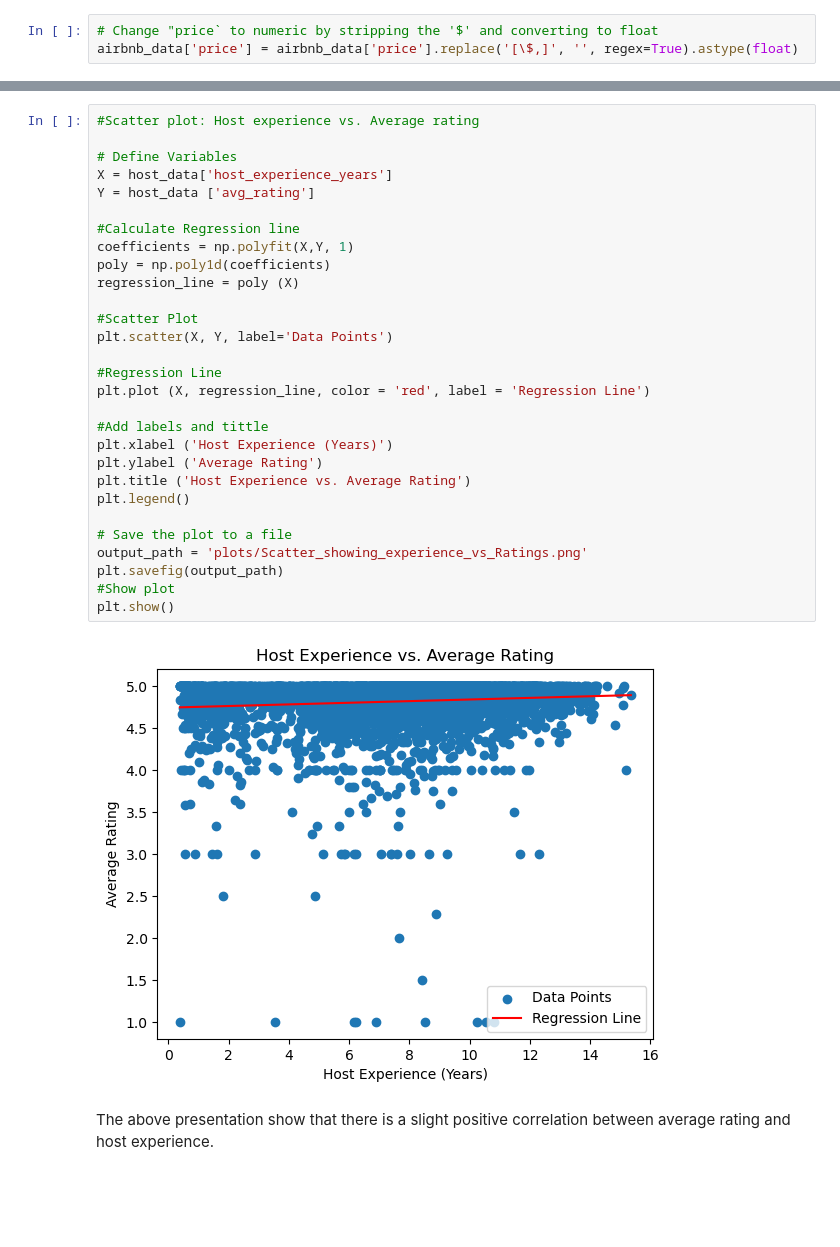
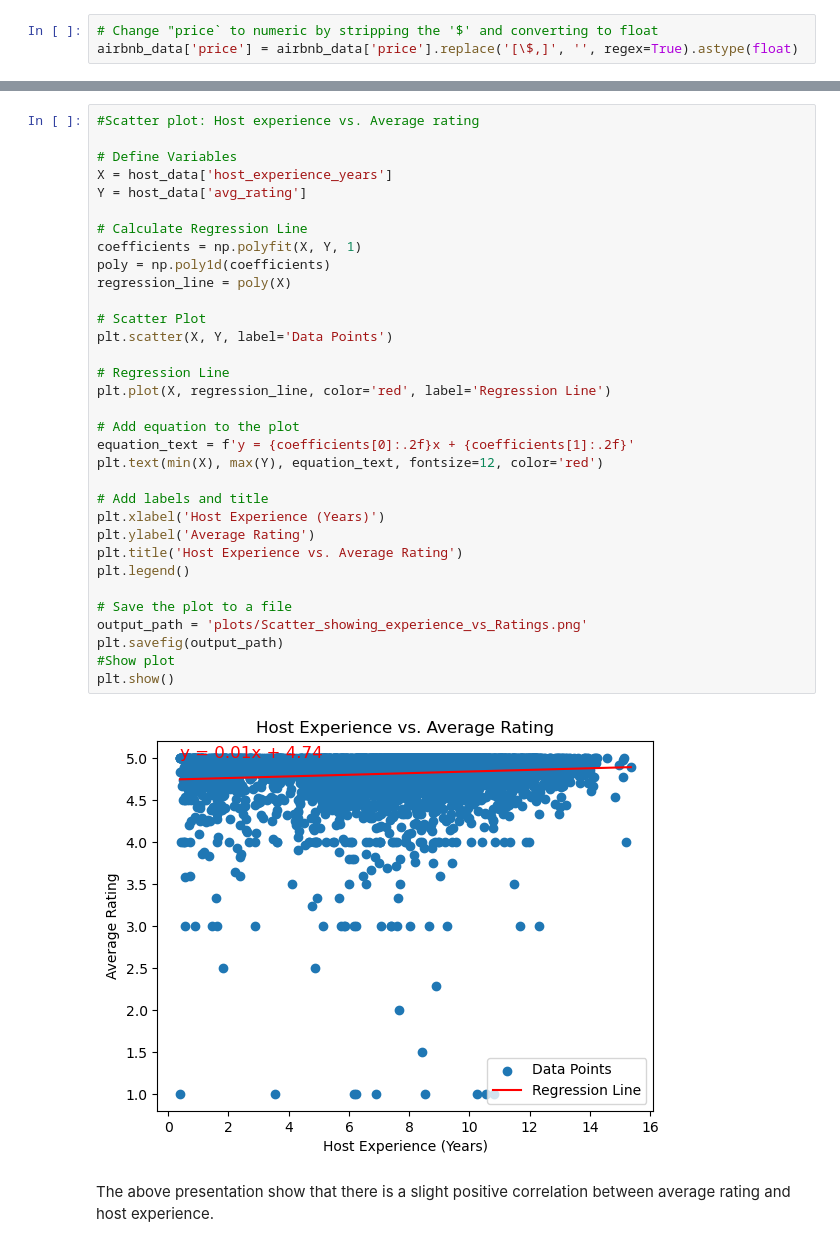
Before and after one commit to lhenry97/Project-1---Group-1, a Jupyter notebook: Host Characteristics vs Price.ipynb, the cells around one changed output, grey strips where cells are left out. Drawn from its saved outputs; the diff is of its cells as text; blank space fills up the shorter version.

```diff
--- a/Host Characteristics vs Price.ipynb
+++ b/Host Characteristics vs Price.ipynb
@@ -63,34 +64,38 @@ host_data
 # %%
 #Scatter plot: Host experience vs. Average rating
 
 # Define Variables
 X = host_data['host_experience_years']
-Y = host_data ['avg_rating']
+Y = host_data['avg_rating']
 
-#Calculate Regression line
-coefficients = np.polyfit(X,Y, 1)
+# Calculate Regression Line
+coefficients = np.polyfit(X, Y, 1)
 poly = np.poly1d(coefficients)
-regression_line = poly (X)
+regression_line = poly(X)
 
-#Scatter Plot
+# Scatter Plot
 plt.scatter(X, Y, label='Data Points')
 
-#Regression Line
-plt.plot (X, regression_line, color = 'red', label = 'Regression Line')
+# Regression Line
+plt.plot(X, regression_line, color='red', label='Regression Line')
 
-#Add labels and tittle
-plt.xlabel ('Host Experience (Years)')
-plt.ylabel ('Average Rating')
-plt.title ('Host Experience vs. Average Rating')
+# Add equation to the plot
+equation_text = f'y = {coefficients[0]:.2f}x + {coefficients[1]:.2f}'
+plt.text(min(X), max(Y), equation_text, fontsize=12, color='red')
+
+# Add labels and title
+plt.xlabel('Host Experience (Years)')
+plt.ylabel('Average Rating')
+plt.title('Host Experience vs. Average Rating')
 plt.legend()
 
 # Save the plot to a file
 output_path = 'plots/Scatter_showing_experience_vs_Ratings.png'
 plt.savefig(output_path)
 #Show plot
 plt.show()
 # %% [output]
-[figure, old version]
+[figure, new version]
 # %% [markdown]
 The above presentation show that there is a slight positive correlation between average rating and host experience.
 # %%
```
Also changed, not shown: parts of 19 cells of this notebook.
